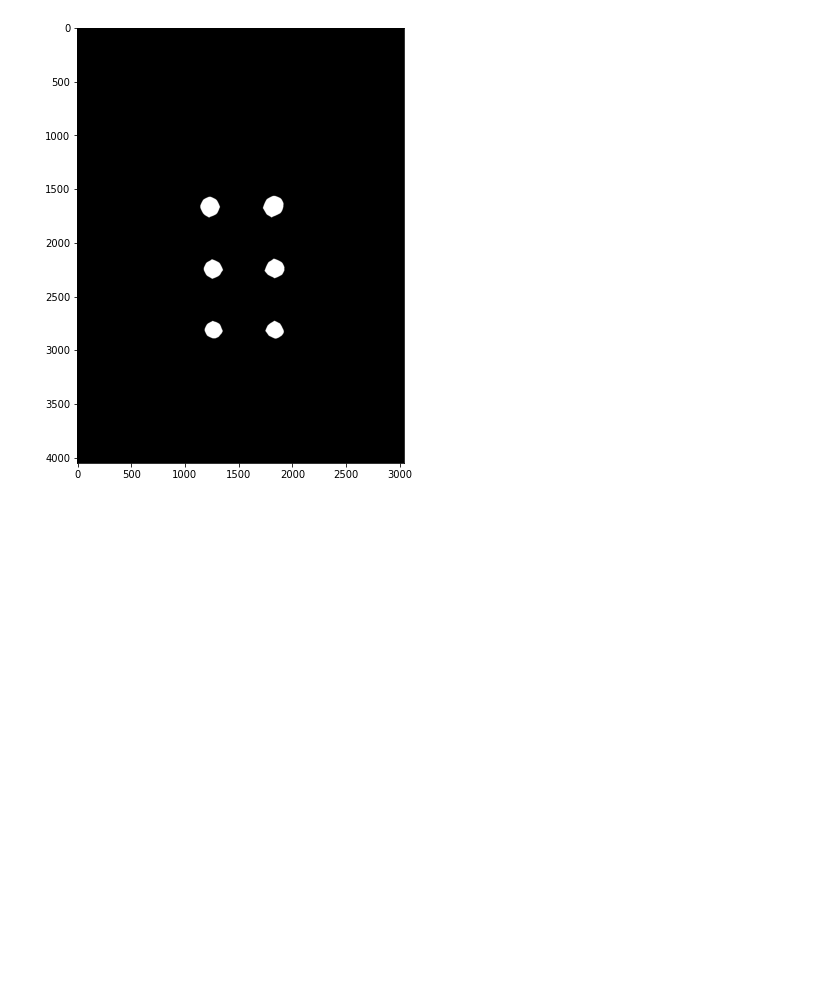
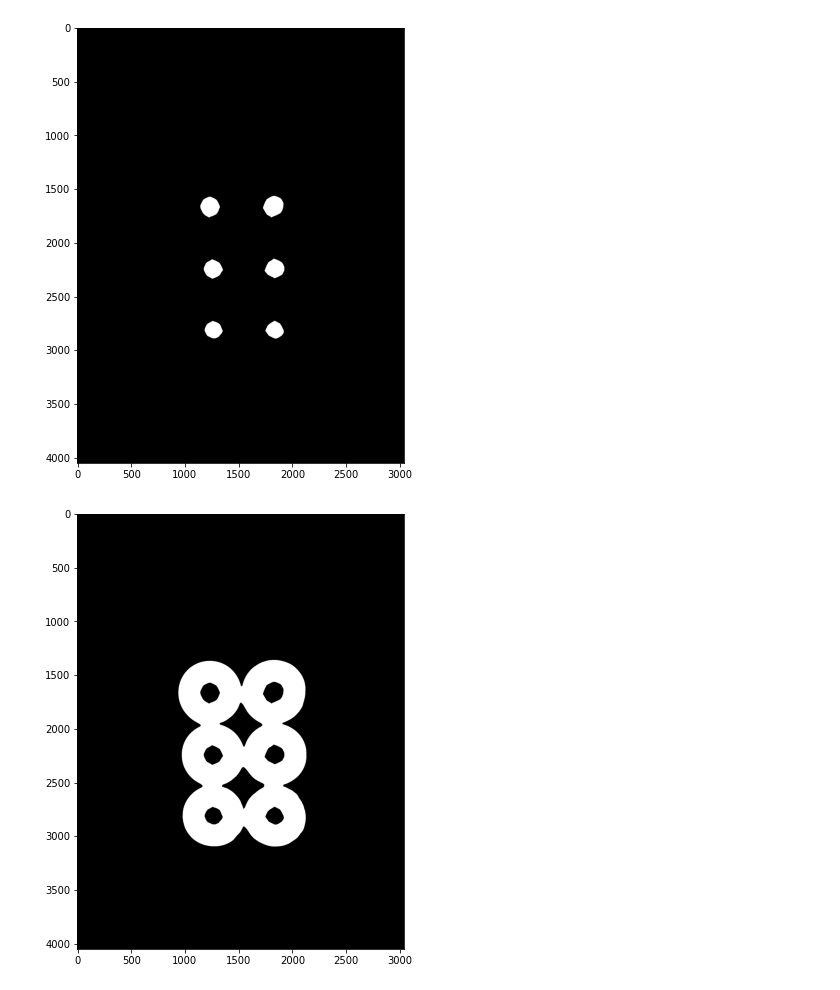
Before and after one commit to kriti-ixix/ai-1030, a Jupyter notebook: computer vision/watershed algorithm.ipynb, the cells around one changed output. Drawn from its saved outputs; the diff is of its cells as text; code cells hidden in the pictures; blank space fills up the shorter version.

```diff
--- a/computer vision/watershed algorithm.ipynb
+++ b/computer vision/watershed algorithm.ipynb
@@ -80,3 +80,10 @@ display(dist_transform, 'gray')
 display(sure_fg, 'gray')
 # %% [output]
 [figure]
+# %%
+sure_fg = np.uint8(sure_fg)
+unknown = cv2.subtract(sure_bg, sure_fg)
+# %%
+display(unknown, 'gray')
+# %% [output]
+[figure, added]
```
Also changed, not shown: parts of 6 cells of this notebook.
